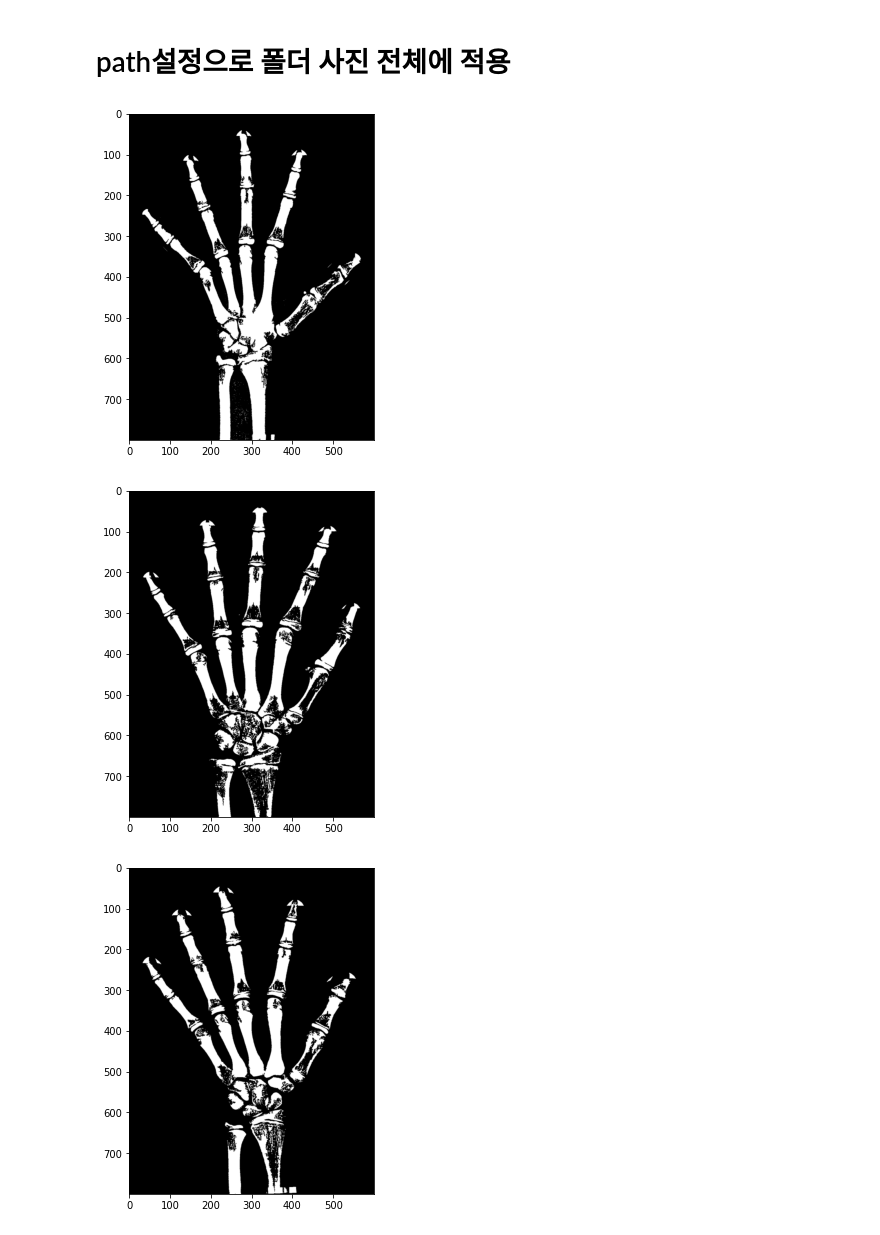
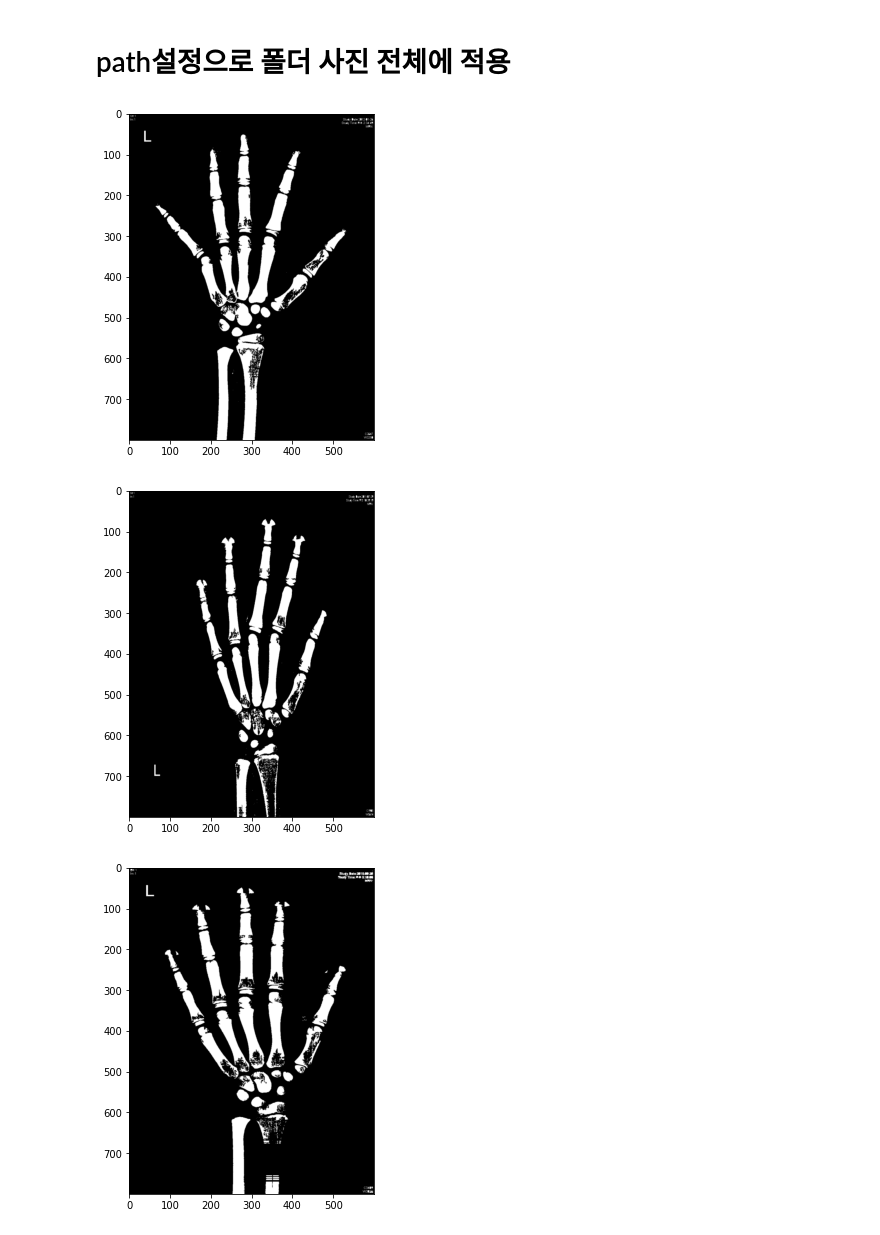
Before and after one commit to kikiru328/Bone_Detection, a Jupyter notebook: 승혜/img_preprocessing_def(최종).ipynb, the cells around one changed output. Saved outputs shown, nothing was run; the diff lists cells and outputs as text; code cells hidden in the pictures.

```diff
--- a/승혜/img_preprocessing_def(최종).ipynb
+++ b/승혜/img_preprocessing_def(최종).ipynb
@@ -204,6 +198,6 @@ Saving 400_F.jpg to 400_F.jpg
 # %%
-# 이미지 1개 img 적용
-img = cv2.imread('400_F.jpg',cv2.IMREAD_COLOR)
+# # 이미지 1개 img 적용
+# img = cv2.imread('400_F.jpg',cv2.IMREAD_COLOR)
 # %%
 # 이미지 전처리 함수 (img, 모폴로지값1, 모폴로지값2, 필터값(d,e))
 def merong(img,a,b,d,e):
@@ -331,4 +325,5 @@ def merong(img,a,b,d,e):
   plt.imshow(img2,'gray')
   plt.show()
 
-merong(img,60,55,50,25)
+  return img2
+# merong(img,60,55,50,25)
@@ -339,10 +341,10 @@ merong(img,60,55,50,25)
 # %%
-for i in range(400,405):
+for i in range(164,170):
   img_path = "/content/drive/MyDrive/cakd_colab/2차플젝/데이터 원본/데이터 원본/image/Female/"
   img = cv2.imread(img_path+f"{i}_F.jpg", cv2.IMREAD_COLOR)
-  img= preprocession_img_ro(img)
+  # img= preprocession_img_ro(img)
   merong(img,60,55,50,25)
 # %% [output]
-[figure, old version]
+[figure, new version]
-[figure, old version]
+[figure, new version]
-[figure, old version]
+[figure, new version]
```
Also changed, not shown: parts of 10 cells of this notebook.
